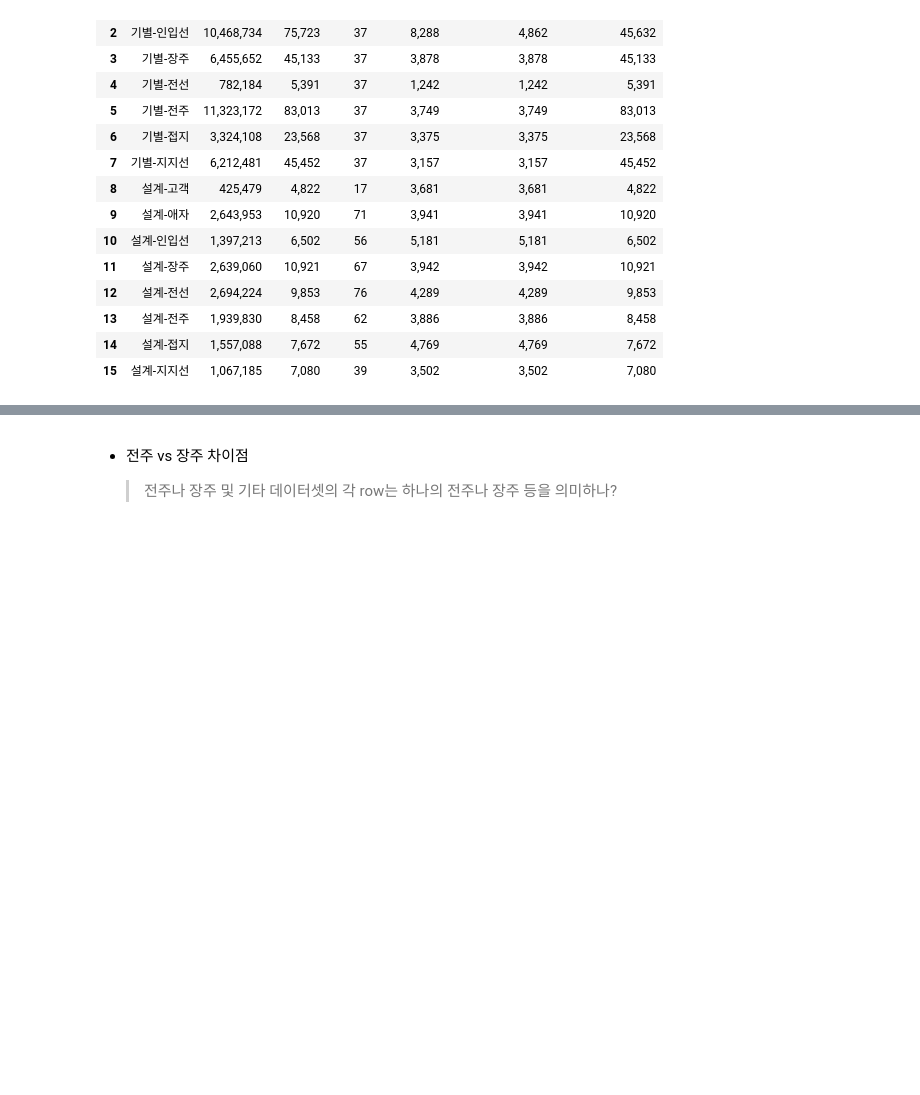
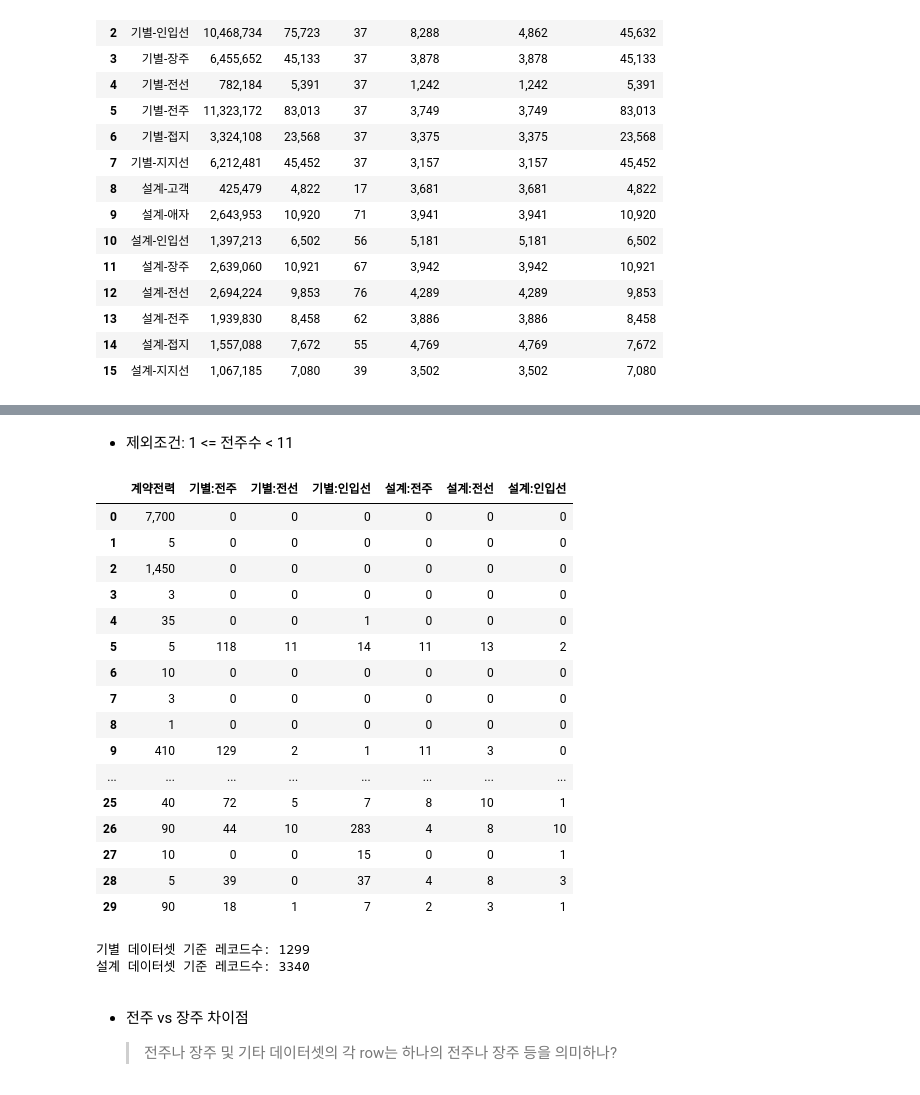
Before and after one commit to freemancho1/ai-projects, a Jupyter notebook: 41-AIDDD-T213P310/90-question.ipynb, the cells around one changed output, grey strips where cells are left out. Drawn from its saved outputs; the diff is of its cells as text; code cells hidden in the pictures; blank space fills up the shorter version.

```diff
--- a/41-AIDDD-T213P310/90-question.ipynb
+++ b/41-AIDDD-T213P310/90-question.ipynb
@@ -56,3 +93,36 @@ show_commas(df_data)
+# %% [markdown]
+* 제외조건: 1 <= 전주수 < 11
+# %%
+df_cnt = read_data('병합 전체카운트')
+show_cols = ['계약전력', '기별:전주', '기별:전선', '기별:인입선', '설계:전주', '설계:전선', '설계:인입선']
+show_commas(df_cnt[show_cols].head(30))
+# %% [output]
+|  | 계약전력 | 기별:전주 | 기별:전선 | 기별:인입선 | 설계:전주 | 설계:전선 | 설계:인입선 |
+| 0 | 7,700 | 0 | 0 | 0 | 0 | 0 | 0 |
+| 1 | 5 | 0 | 0 | 0 | 0 | 0 | 0 |
+| 2 | 1,450 | 0 | 0 | 0 | 0 | 0 | 0 |
+| 3 | 3 | 0 | 0 | 0 | 0 | 0 | 0 |
+| 4 | 35 | 0 | 0 | 1 | 0 | 0 | 0 |
+| 5 | 5 | 118 | 11 | 14 | 11 | 13 | 2 |
+| 6 | 10 | 0 | 0 | 0 | 0 | 0 | 0 |
+| 7 | 3 | 0 | 0 | 0 | 0 | 0 | 0 |
+| 8 | 1 | 0 | 0 | 0 | 0 | 0 | 0 |
+| 9 | 410 | 129 | 2 | 1 | 11 | 3 | 0 |
+| ... | ... | ... | ... | ... | ... | ... | ... |
+| 25 | 40 | 72 | 5 | 7 | 8 | 10 | 1 |
+| 26 | 90 | 44 | 10 | 283 | 4 | 8 | 10 |
+| 27 | 10 | 0 | 0 | 15 | 0 | 0 | 1 |
+| 28 | 5 | 39 | 0 | 37 | 4 | 8 | 3 |
+| 29 | 90 | 18 | 1 | 7 | 2 | 3 | 1 |
+# %%
+bd_cond = (df_cnt['기별:전주'] > 0) & (df_cnt['기별:전주'] < 11)
+ds_cond = (df_cnt['설계:전주'] > 0) & (df_cnt['설계:전주'] < 11)
+
+print(f'기별 데이터셋 기준 레코드수: {df_cnt[bd_cond].shape[0]}')
+print(f'설계 데이터셋 기준 레코드수: {df_cnt[ds_cond].shape[0]}')
+# %% [output]
+기별 데이터셋 기준 레코드수: 1299
+설계 데이터셋 기준 레코드수: 3340
 # %% [markdown]
 * 전주 vs 장주 차이점
 
```
Also changed, not shown: parts of 6 cells of this notebook.
